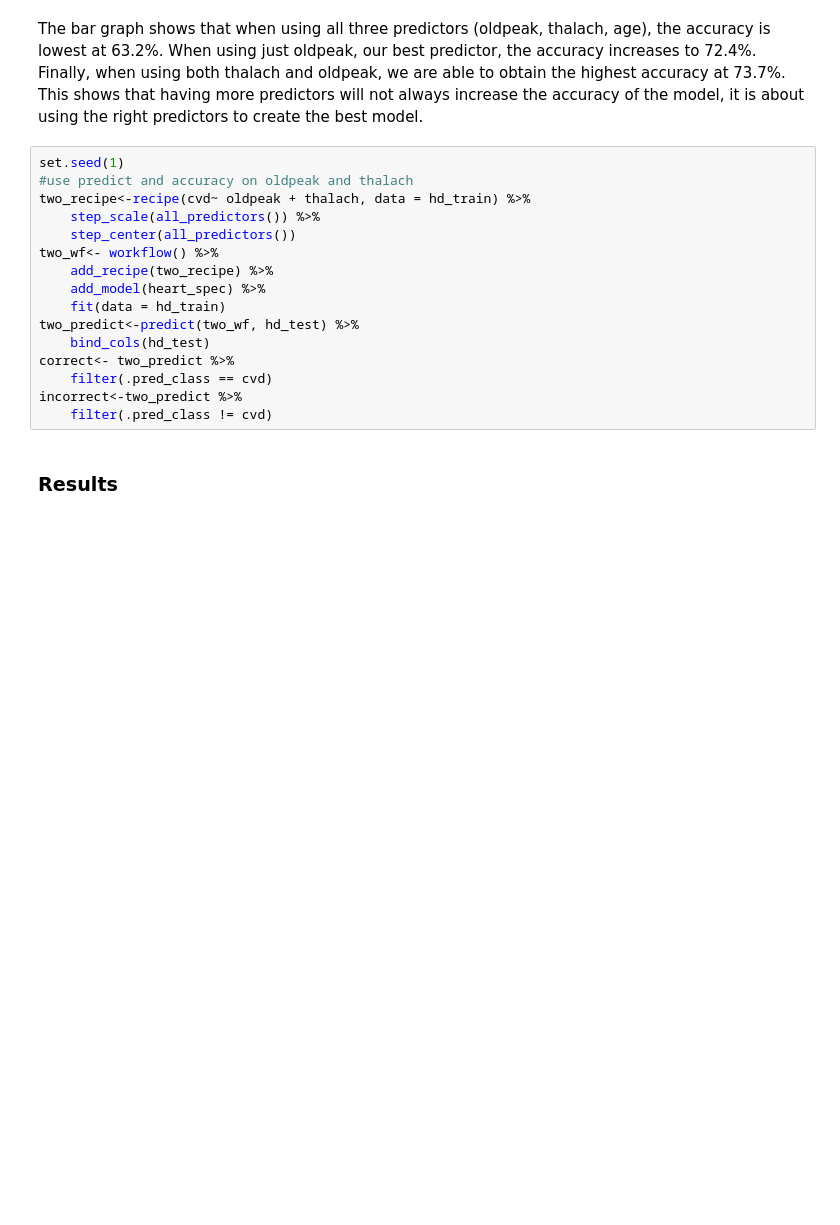
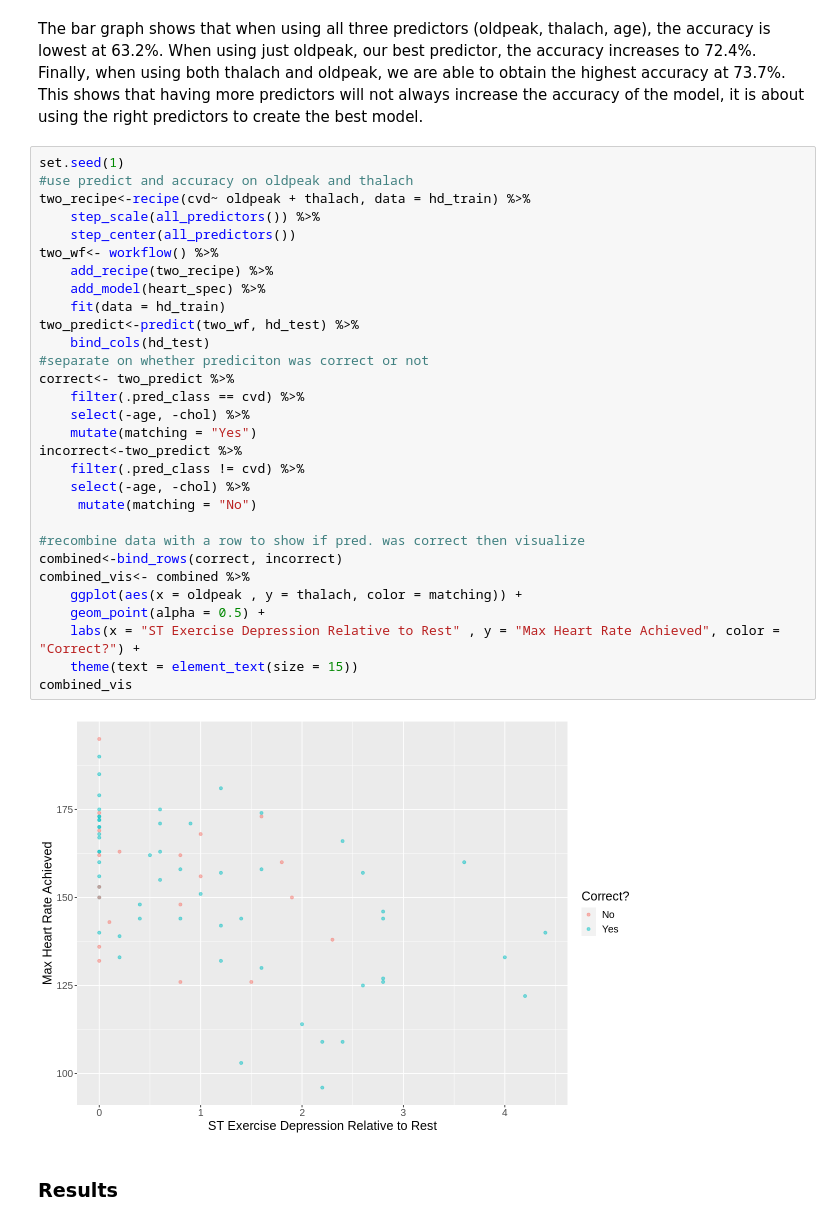
Before and after one commit to mcarbert/dsci_group_8, a Jupyter notebook: project_proposal.ipynb, the cells around one changed output. Saved outputs shown, nothing was run; the diff lists cells and outputs as text; blank space fills up the shorter version.

Commit message:
visualize correct
did what title says and deleted some of prelim.

```diff
--- a/project_proposal.ipynb
+++ b/project_proposal.ipynb
@@ -310,19 +231,35 @@ The bar graph shows that when using all three predictors (oldpeak, thalach, age)
 # %%
 set.seed(1)
 #use predict and accuracy on oldpeak and thalach
 two_recipe<-recipe(cvd~ oldpeak + thalach, data = hd_train) %>%
     step_scale(all_predictors()) %>%
     step_center(all_predictors())
 two_wf<- workflow() %>%
     add_recipe(two_recipe) %>%
     add_model(heart_spec) %>%
     fit(data = hd_train)
 two_predict<-predict(two_wf, hd_test) %>%
     bind_cols(hd_test)
+#separate on whether prediciton was correct or not
 correct<- two_predict %>%
-    filter(.pred_class == cvd)
+    filter(.pred_class == cvd) %>%
+    select(-age, -chol) %>%
+    mutate(matching = "Yes")
 incorrect<-two_predict %>%
-    filter(.pred_class != cvd)
+    filter(.pred_class != cvd) %>%
+    select(-age, -chol) %>%
+     mutate(matching = "No")
+
+#recombine data with a row to show if pred. was correct then visualize
+combined<-bind_rows(correct, incorrect)
+combined_vis<- combined %>%
+    ggplot(aes(x = oldpeak , y = thalach, color = matching)) +
+    geom_point(alpha = 0.5) +
+    labs(x = "ST Exercise Depression Relative to Rest" , y = "Max Heart Rate Achieved", color = "Correct?") +
+    theme(text = element_text(size = 15))
+combined_vis
+# %% [output]
+[figure, added]
 # %% [markdown]
 ### Results
 # %% [markdown]
```
Also changed, not shown: parts of 12 cells of this notebook.
